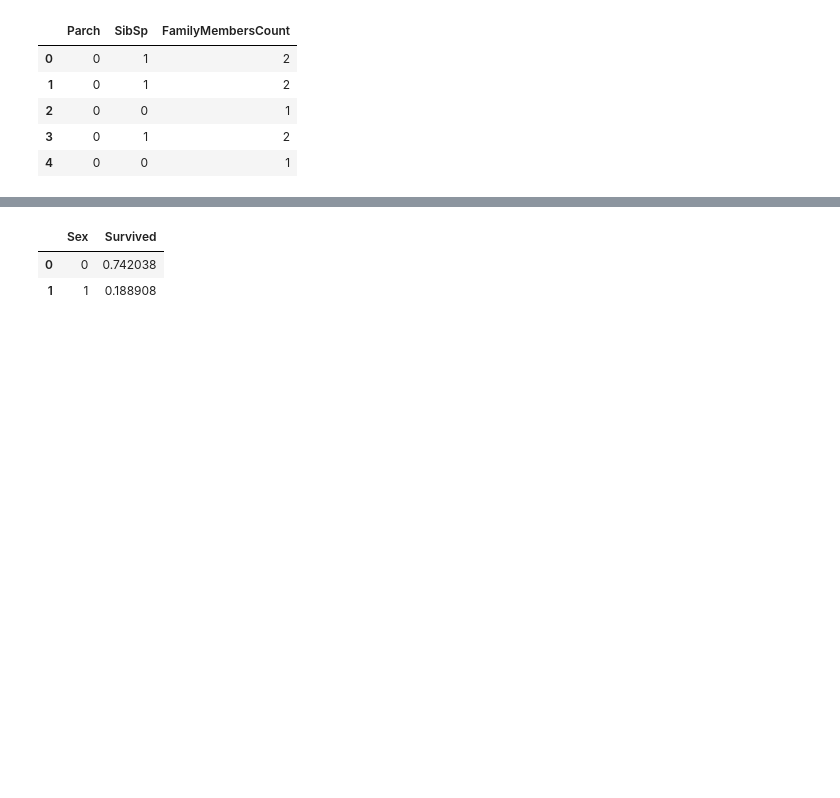
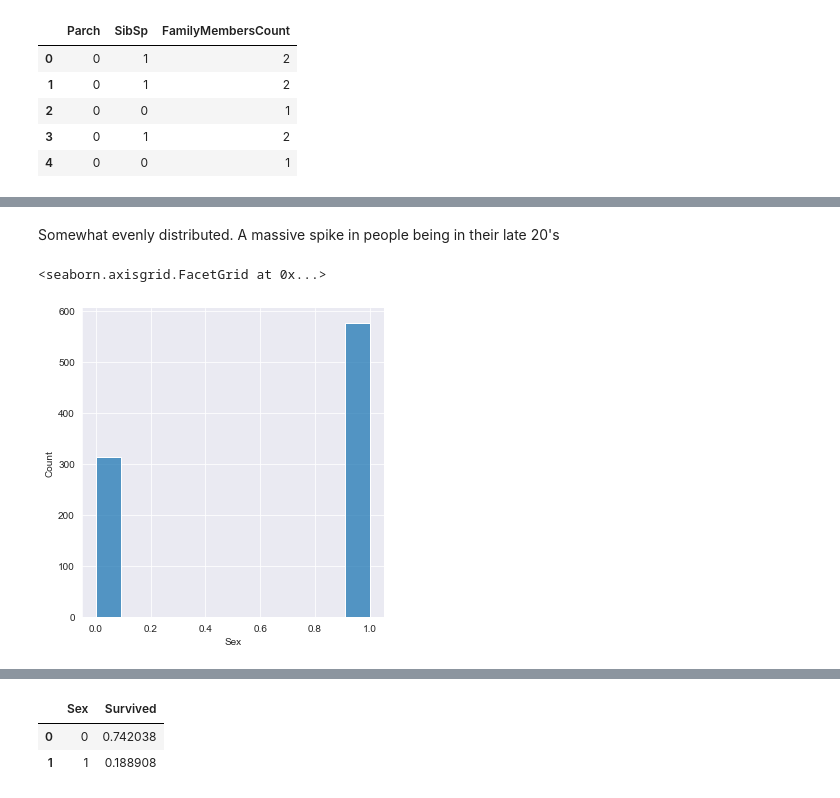
Before and after one commit to Markuski2023/MLGit, a Jupyter notebook: Oblig1/classification.ipynb, the cells around one changed output, grey strips where cells are left out. Cells and saved outputs as stored; diff of their text form; code cells hidden in the pictures; blank space fills up the shorter version.

```diff
--- a/Oblig1/classification.ipynb
+++ b/Oblig1/classification.ipynb
@@ -249,0 +243,8 @@ df.head()
+# %% [markdown]
+Somewhat evenly distributed.
+A massive spike in people being in their late 20's
+# %%
+sns.displot(df['Sex'])
+# %% [output]
+<seaborn.axisgrid.FacetGrid at 0x...>
+[figure, added]
```
Also changed, not shown: parts of 70 cells of this notebook.
